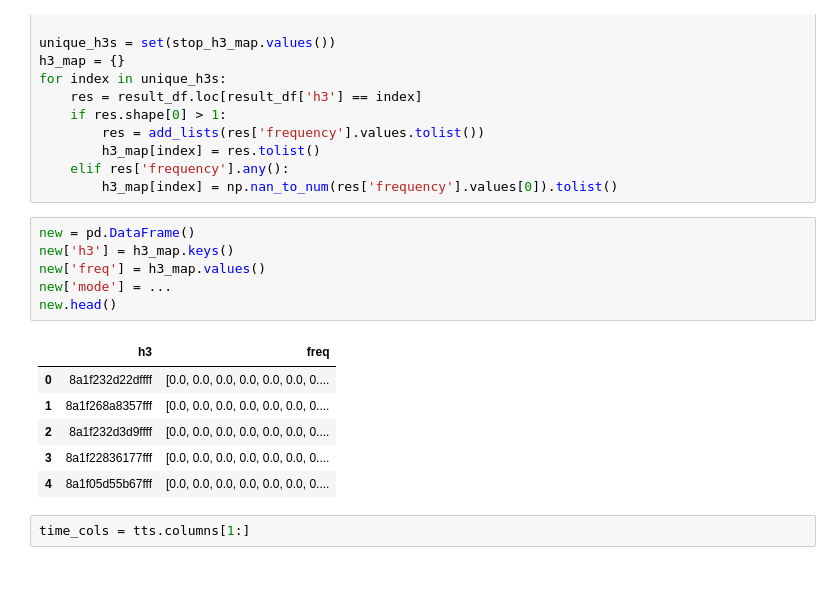
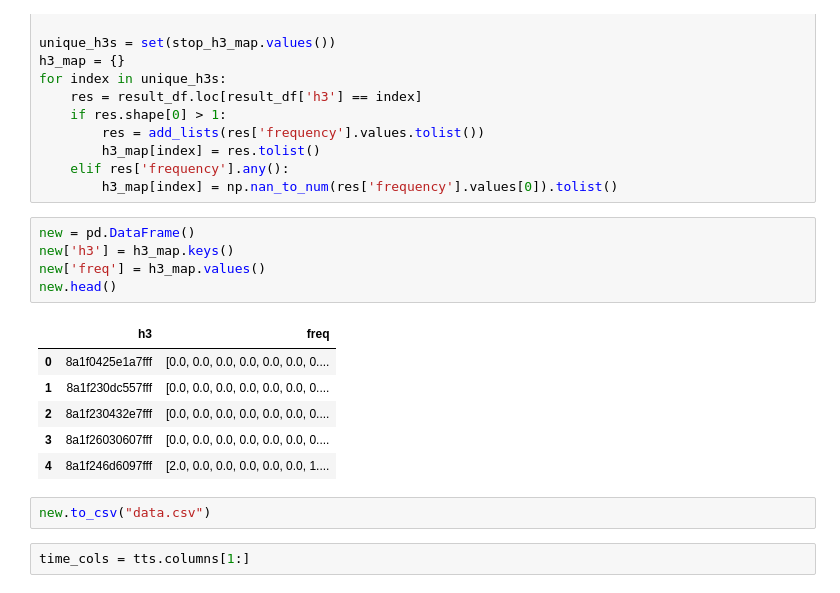
Before and after one commit to inkompotato/transit, a Jupyter notebook: notebooks/gtfs_kit.ipynb, the cells around one changed output. Saved outputs shown, nothing was run; the diff lists cells and outputs as text.

```diff
--- a/notebooks/gtfs_kit.ipynb
+++ b/notebooks/gtfs_kit.ipynb
@@ -90,16 +95,17 @@ for index in unique_h3s:
 # %%
 new = pd.DataFrame()
 new['h3'] = h3_map.keys()
 new['freq'] = h3_map.values()
-new['mode'] = ...
 new.head()
 # %% [output]
 |  | h3 | freq |
-| 0 | 8a1f232d22dffff | [0.0, 0.0, 0.0, 0.0, 0.0, 0.0, 0.... |
-| 1 | 8a1f268a8357fff | [0.0, 0.0, 0.0, 0.0, 0.0, 0.0, 0.... |
-| 2 | 8a1f232d3d9ffff | [0.0, 0.0, 0.0, 0.0, 0.0, 0.0, 0.... |
-| 3 | 8a1f22836177fff | [0.0, 0.0, 0.0, 0.0, 0.0, 0.0, 0.... |
-| 4 | 8a1f05d55b67fff | [0.0, 0.0, 0.0, 0.0, 0.0, 0.0, 0.... |
+| 0 | 8a1f0425e1a7fff | [0.0, 0.0, 0.0, 0.0, 0.0, 0.0, 0.... |
+| 1 | 8a1f230dc557fff | [0.0, 0.0, 0.0, 0.0, 0.0, 0.0, 0.... |
+| 2 | 8a1f230432e7fff | [0.0, 0.0, 0.0, 0.0, 0.0, 0.0, 0.... |
+| 3 | 8a1f26030607fff | [0.0, 0.0, 0.0, 0.0, 0.0, 0.0, 0.... |
+| 4 | 8a1f246d6097fff | [2.0, 0.0, 0.0, 0.0, 0.0, 0.0, 1.... |
+# %%
+new.to_csv("data.csv")
 # %%
 time_cols = tts.columns[1:]
 # %%
```
Also changed, not shown: parts of 4 cells of this notebook, 3 other files.
